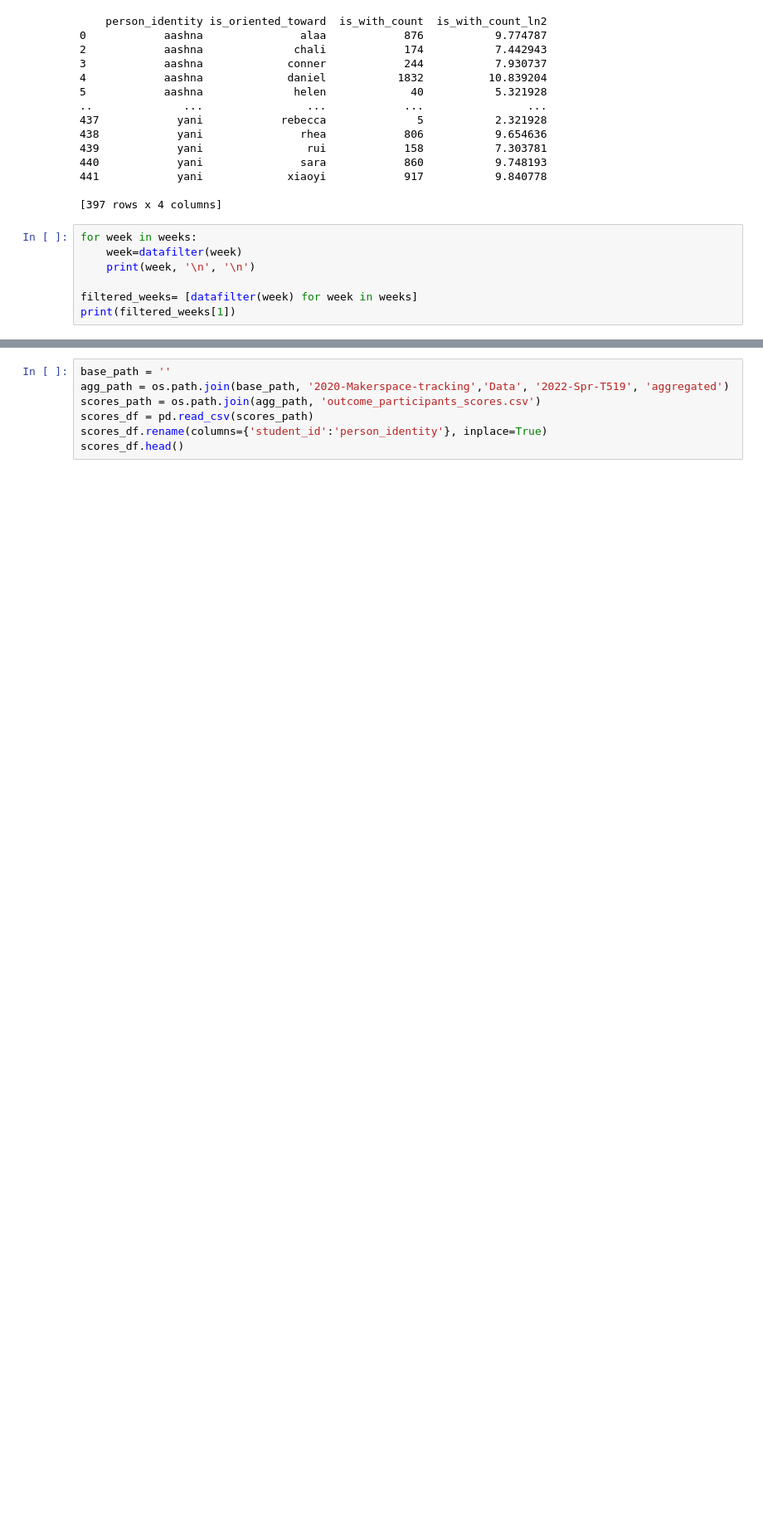
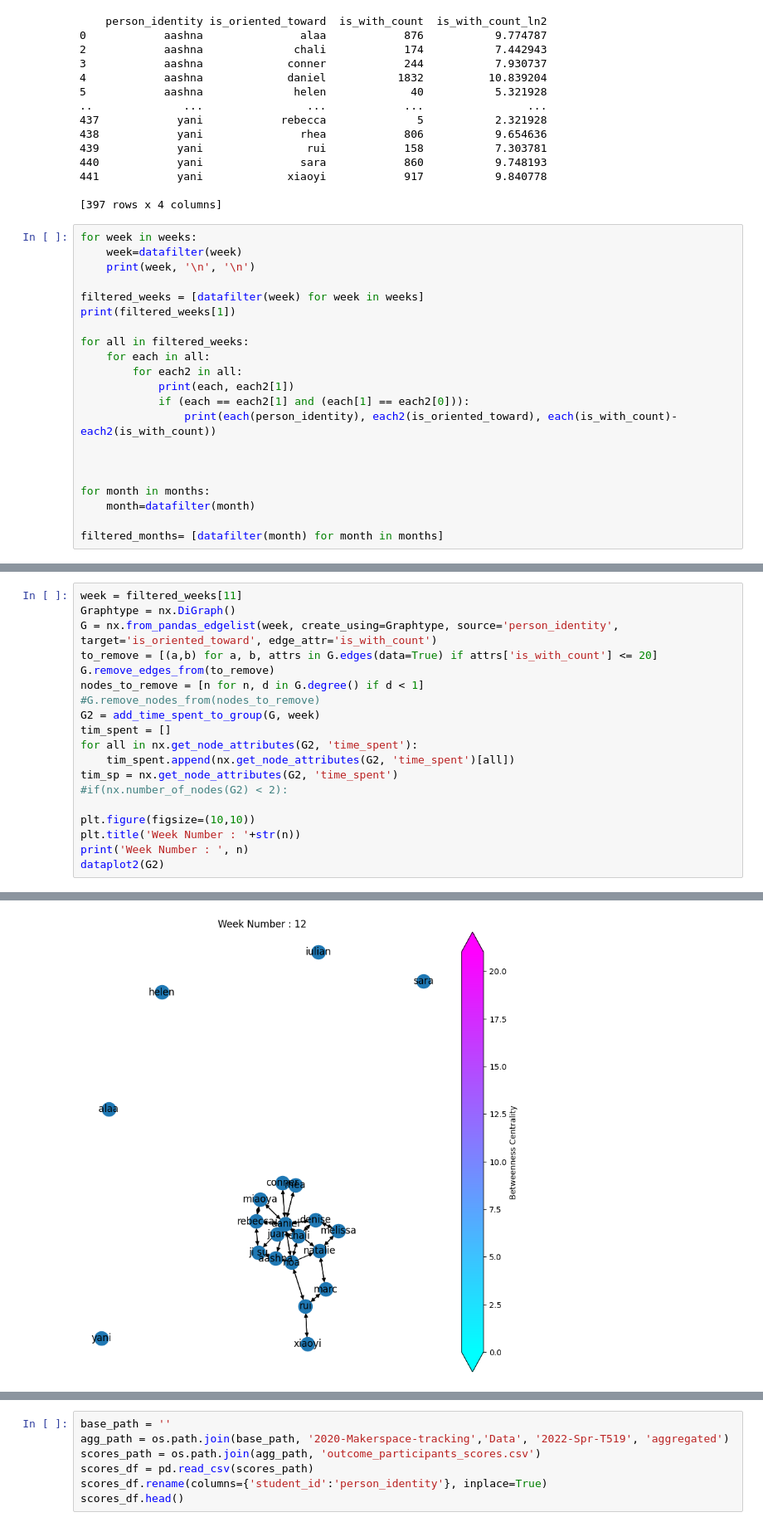
Before and after one commit to loufla/Makerspace-Project2, a Jupyter notebook: synthetized.ipynb, the cells around one changed output, grey strips where cells are left out. Shown at 83% size. Saved outputs shown, nothing was run; the diff lists cells and outputs as text; blank space fills up the shorter version.

```diff
--- a/synthetized.ipynb
+++ b/synthetized.ipynb
@@ -435,8 +437,22 @@ for week in weeks:
     week=datafilter(week)
     print(week, '\n', '\n')
 
-filtered_weeks= [datafilter(week) for week in weeks]
+filtered_weeks = [datafilter(week) for week in weeks]
 print(filtered_weeks[1])
+
+for all in filtered_weeks:
+    for each in all:
+        for each2 in all:
+            print(each, each2[1])
+            if (each == each2[1] and (each[1] == each2[0])):
+                print(each(person_identity), each2(is_oriented_toward), each(is_with_count)-each2(is_with_count))
+
+
+
+for month in months:
+    month=datafilter(month)
+
+filtered_months= [datafilter(month) for month in months]
 # %% [output]
   person_identity is_oriented_toward  is_with_count
 0           chali             daniel              1
@@ -531,0 +597,20 @@ ValueError: s must be a scalar, or float array-like with the same size as x and
+# %%
+week = filtered_weeks[11]
+Graphtype = nx.DiGraph()
+G = nx.from_pandas_edgelist(week, create_using=Graphtype, source='person_identity', target='is_oriented_toward', edge_attr='is_with_count')
+to_remove = [(a,b) for a, b, attrs in G.edges(data=True) if attrs['is_with_count'] <= 20]
+G.remove_edges_from(to_remove)
+nodes_to_remove = [n for n, d in G.degree() if d < 1]
+#G.remove_nodes_from(nodes_to_remove)
+G2 = add_time_spent_to_group(G, week)
+tim_spent = []
+for all in nx.get_node_attributes(G2, 'time_spent'):
+    tim_spent.append(nx.get_node_attributes(G2, 'time_spent')[all])
+tim_sp = nx.get_node_attributes(G2, 'time_spent')
+#if(nx.number_of_nodes(G2) < 2):
+
+plt.figure(figsize=(10,10))
+plt.title('Week Number : '+str(n))
+print('Week Number : ', n)
+dataplot2(G2)
+# %% [output]
@@ -531,0 +620 @@ ValueError: s must be a scalar, or float array-like with the same size as x and
+[figure, added]
```
Also changed, not shown: parts of 12 cells of this notebook.
